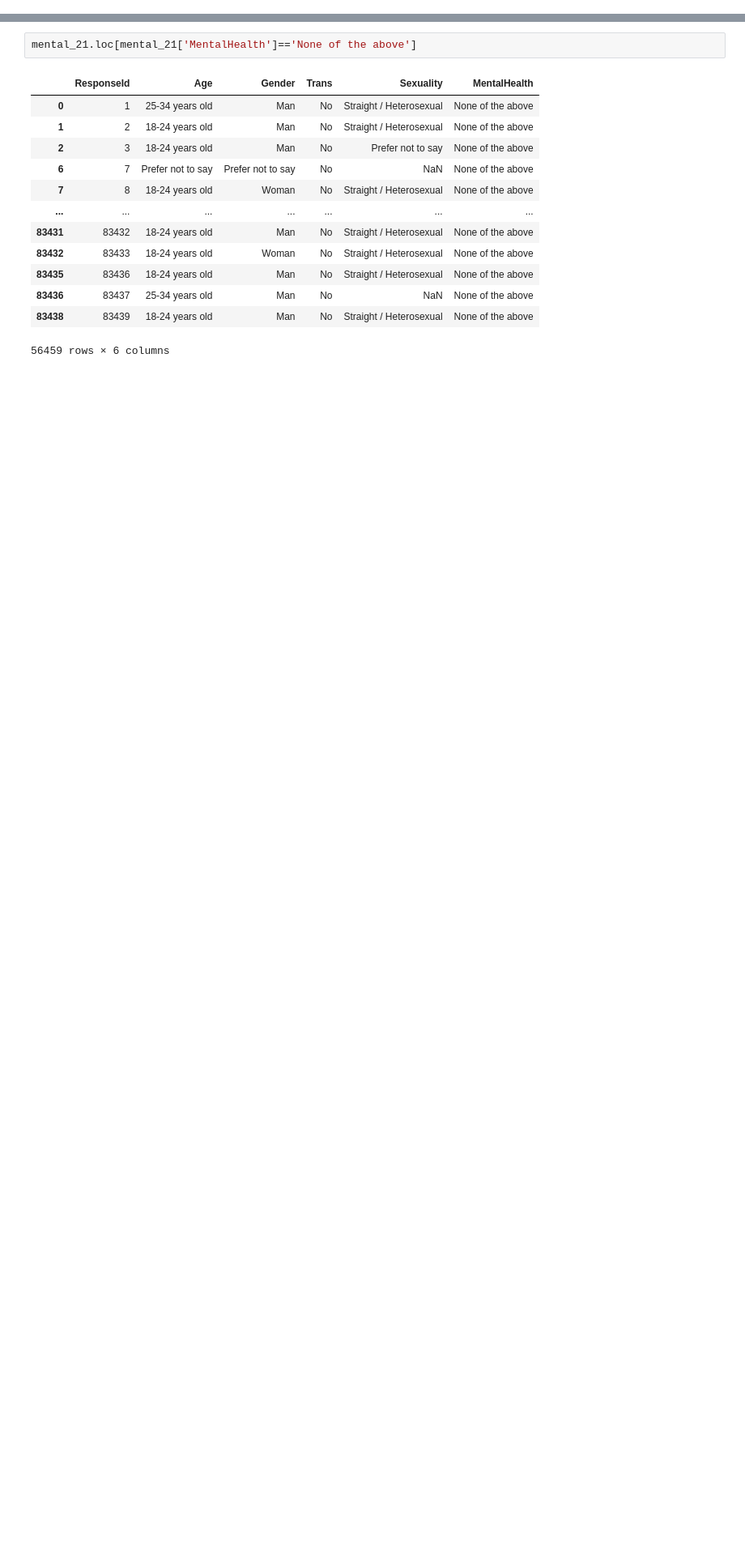
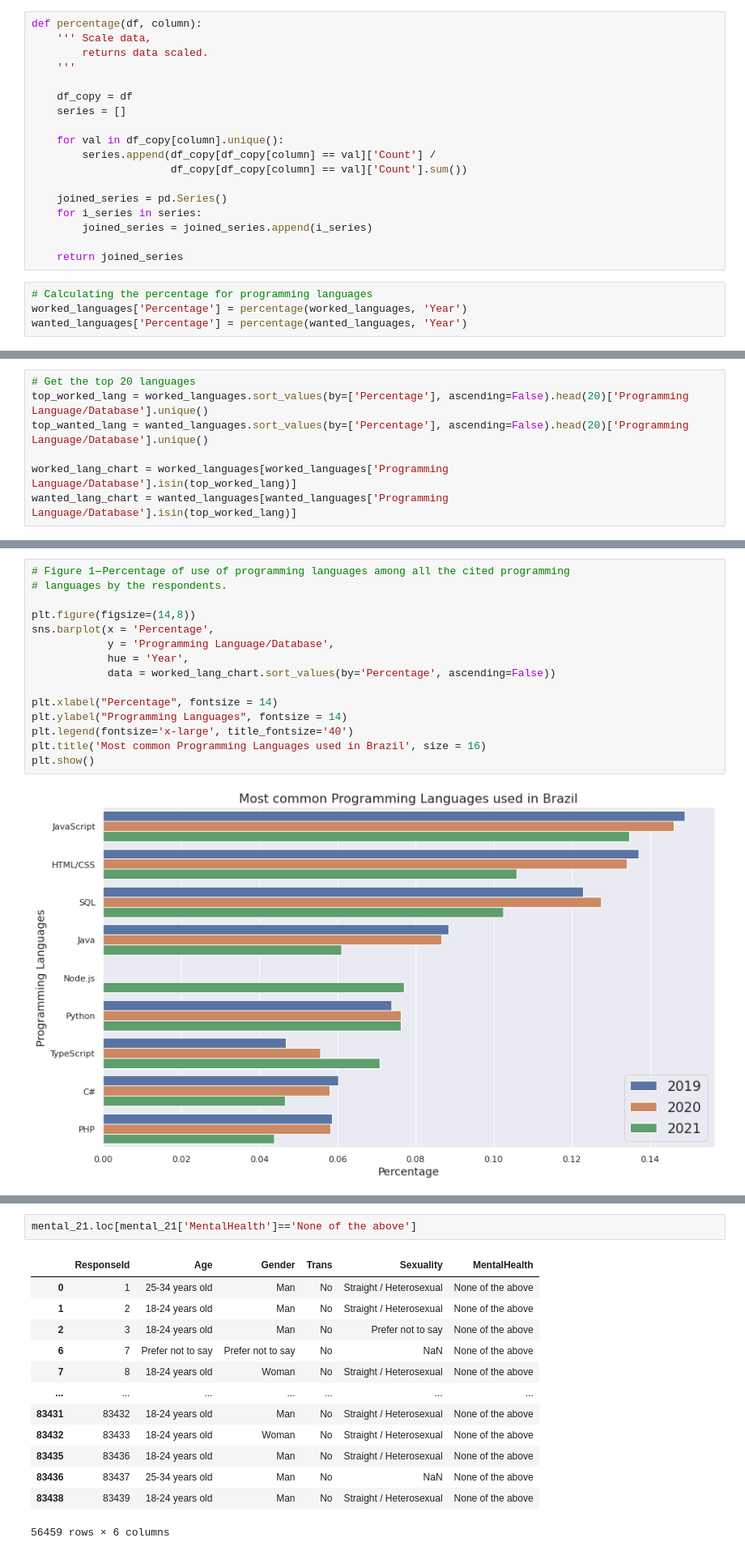
Before and after one commit to statspy-ml/ds_blog, a Jupyter notebook: stackoverflow.ipynb, the cells around one changed output, grey strips where cells are left out. Shown at 81% size. Drawn from its saved outputs; the diff is of its cells as text; blank space fills up the shorter version.

```diff
--- a/stackoverflow.ipynb
+++ b/stackoverflow.ipynb
@@ -32,0 +153,22 @@ mental_21.head()
+# %%
+def percentage(df, column):
+    ''' Scale data,
+        returns data scaled.
+    '''
+
+    df_copy = df
+    series = []
+
+    for val in df_copy[column].unique():
+        series.append(df_copy[df_copy[column] == val]['Count'] /
+                      df_copy[df_copy[column] == val]['Count'].sum())
+
+    joined_series = pd.Series()
+    for i_series in series:
+        joined_series = joined_series.append(i_series)
+
+    return joined_series
+# %%
+# Calculating the percentage for programming languages
+worked_languages['Percentage'] = percentage(worked_languages, 'Year')
+wanted_languages['Percentage'] = percentage(wanted_languages, 'Year')
@@ -32,0 +179,7 @@ mental_21.head()
+# %%
+# Get the top 20 languages
+top_worked_lang = worked_languages.sort_values(by=['Percentage'], ascending=False).head(20)['Programming Language/Database'].unique()
+top_wanted_lang = wanted_languages.sort_values(by=['Percentage'], ascending=False).head(20)['Programming Language/Database'].unique()
+
+worked_lang_chart = worked_languages[worked_languages['Programming Language/Database'].isin(top_worked_lang)]
+wanted_lang_chart = wanted_languages[wanted_languages['Programming Language/Database'].isin(top_worked_lang)]
@@ -32,0 +193,17 @@ mental_21.head()
+# %%
+# Figure 1 — Percentage of use of programming languages among all the cited programming
+# languages by the respondents.
+
+plt.figure(figsize=(14,8))
+sns.barplot(x = 'Percentage',
+            y = 'Programming Language/Database',
+            hue = 'Year',
+            data = worked_lang_chart.sort_values(by='Percentage', ascending=False))
+
+plt.xlabel("Percentage", fontsize = 14)
+plt.ylabel("Programming Languages", fontsize = 14)
+plt.legend(fontsize='x-large', title_fontsize='40')
+plt.title('Most common Programming Languages used in Brazil', size = 16)
+plt.show()
+# %% [output]
+[figure, added]
```
Also changed, not shown: parts of 41 cells of this notebook, 1 other file.
